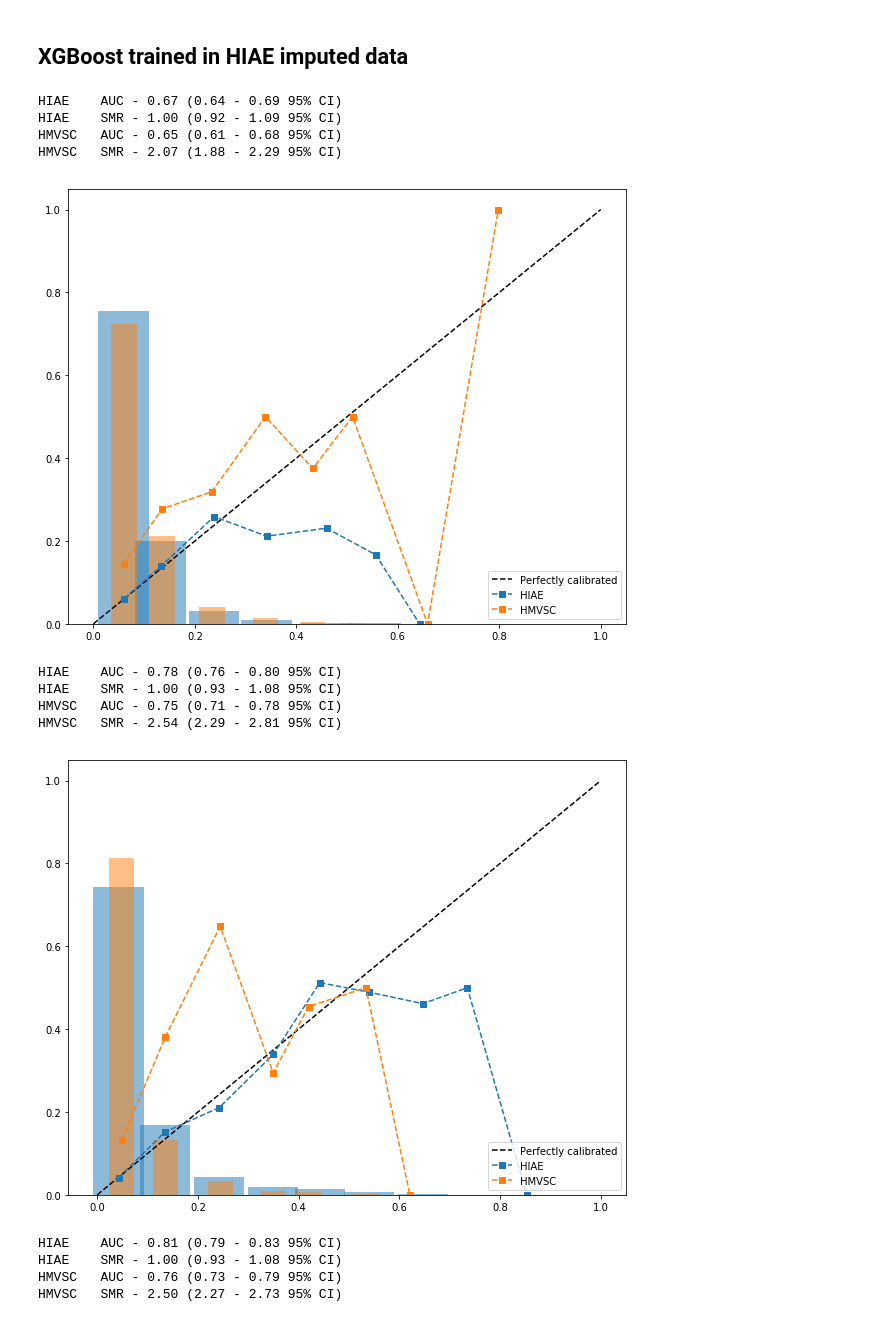
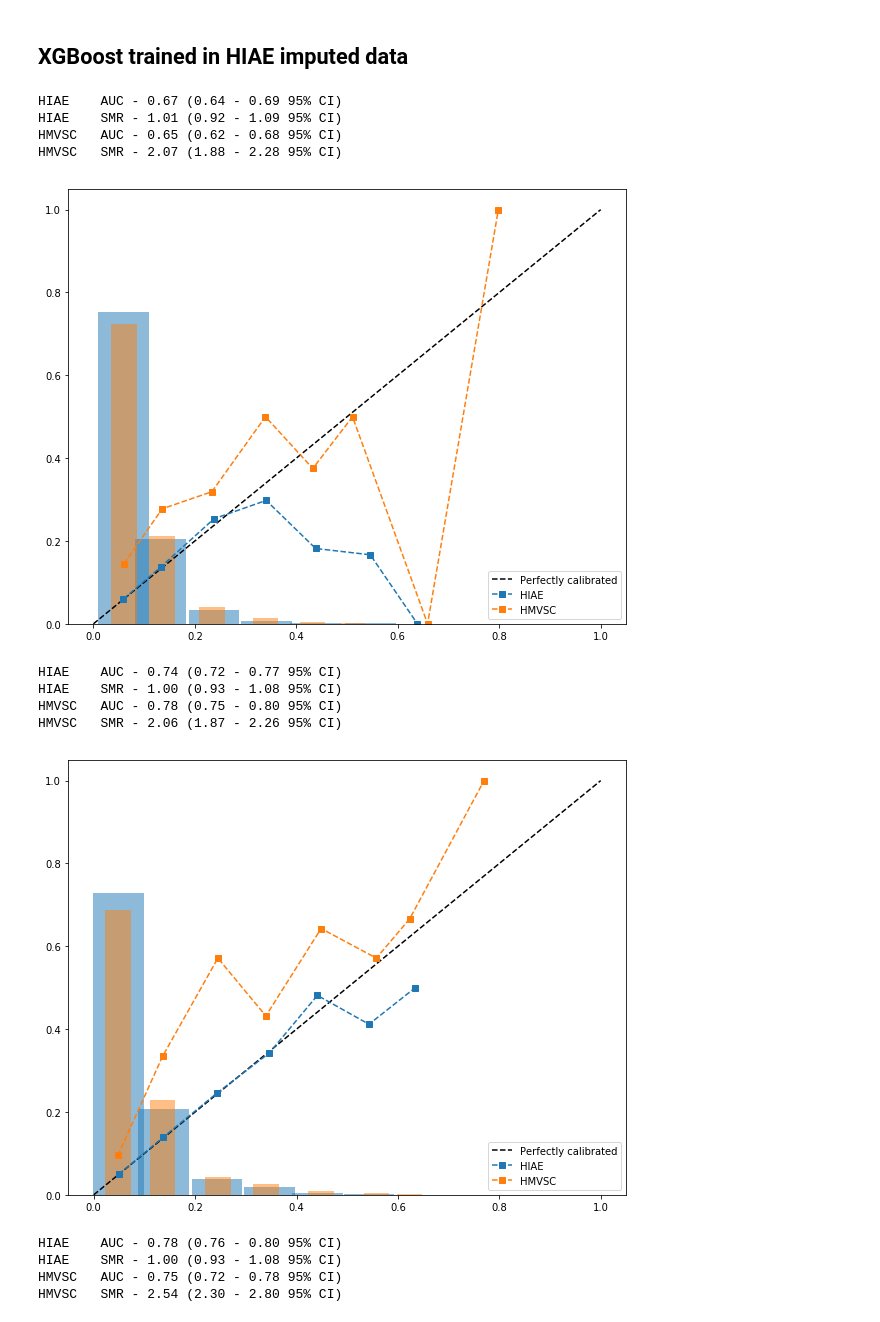
Before and after one commit to deliberato/mortality_prediction, a Jupyter notebook: analysis.ipynb, the cells around one changed output. Cells and saved outputs as stored; diff of their text form; code cells hidden in the pictures.

```diff
--- a/analysis.ipynb
+++ b/analysis.ipynb
@@ -81,9 +89,9 @@ hmvsc['glasgow'] = hmvsc['lowest_glasgow_coma_scale1h'].apply(group_gcs)
 group_adm_src(hiae)
 group_adm_src(hmvsc)
 # %%
-class CustomImputer:
+class Imputer:
     """
-    Impute mode for each categorical column and pre-defined normal values otherwise.
+    Imputes mode for each categorical column and pre-defined normal values otherwise.
     """
     def __init__(self, normal, c_cols):
         self.normal = normal
@@ -195,7 +203,7 @@ def plot_calib_curve(y_true, y_pred, ax = None, n_bins = 10, with_histogram=Fals
     smr_ci = ci(smr_score, y_true, y_pred)
 
     # calculate AUROC
-    auc = roc_auc_score(y_true, y_pred)
+    auc_value = roc_auc_score(y_true, y_pred)
     auc_ci = ci(roc_auc_score, y_true, y_pred)
 
     # add AUROC to legend
@@ -214,7 +222,6 @@ def plot_calib_curve(y_true, y_pred, ax = None, n_bins = 10, with_histogram=Fals
             observed[i] = np.sum(y_true[idx])
             N[i] = np.sum(idx)
 
-
     # calibration curve
     p = ax.plot(expected/N, observed/N, **kwargs)
 
@@ -223,5 +230,5 @@ def plot_calib_curve(y_true, y_pred, ax = None, n_bins = 10, with_histogram=Fals
         c = p[0].get_color()
         ax.bar(expected/N, N/np.sum(N), width=width, alpha=0.5, facecolor=c)
 
-    print(kwargs['label'] + "\tAUC - {:0.2f} ({:0.2f} - {:0.2f} 95% CI)".format(auc, auc_ci[0], auc_ci[1]))
+    print(kwargs['label'] + "\tAUC - {:0.2f} ({:0.2f} - {:0.2f} 95% CI)".format(auc_value, auc_ci[0], auc_ci[1]))
     print(kwargs['label'] + "\tSMR - {:0.2f} ({:0.2f} - {:0.2f} 95% CI)".format(smr, smr_ci[0], smr_ci[1]))
@@ -372,10 +453,21 @@ HMVSC   SMR - 1.94 (1.77 - 2.10 95% CI)
 ## XGBoost trained in HIAE data
 # %%
 '''Run the model on each of the four blocks'''
-for block in range(1,5):
+for block in range(1,6):
     # prepare data
-    X_hiae, y_hiae, X_hmvsc, y_hmvsc, pipe = prep_data_and_pipeline(
+    X_hiae, y_hiae, X_hmvsc, y_hmvsc, _, c_cols, _, c_vals = prep_data(
         hiae.copy(), hmvsc.copy(), columns2block(block), target, model='xgb')
+
+    # Model
+    xbst = XGBClassifier(n_estimators=100, max_depth=2)
+
+    # Create pipeline
+    pipe = Pipeline([
+        ("transformer", ColumnTransformer([
+            ("oenc", OrdinalEncoder(c_vals), c_cols),
+        ], remainder="passthrough")),
+        ("model", xbst)
+    ])
 
     #== train model on hiae
     model = pipe.fit(X_hiae, y_hiae)
@@ -386,8 +478,7 @@ for block in range(1,5):
 
     # also get cross-validation performance on hiae
     y_true_hiae = np.array(y_hiae)
-    y_pred_hiae = cross_val_predict(model, X_hiae, y_hiae, cv=5, method='predict_proba')[:,1]
-
+    y_pred_hiae = cross_val_predict(pipe, X_hiae, y_hiae, cv=10, method='predict_proba')[:,1]
 
     # plot performance
     plt.figure(figsize=[10,8])
@@ -427,49 +523,59 @@ HMVSC   SMR - 2.18 (1.98 - 2.37 95% CI)
 ## XGBoost trained in HIAE imputed data
 # %%
 '''Run the model on each of the four blocks'''
-for block in range(1,5):
+for block in range(1,6):
     # prepare data
-    X_hiae, y_hiae, X_hmvsc, y_hmvsc, pipe = prep_data_and_pipeline(
+    X_hiae, y_hiae, X_hmvsc, y_hmvsc, filtered_normal, c_cols, _, c_vals = prep_data(
         hiae.copy(), hmvsc.copy(), columns2block(block), target, model='xgbi')
 
+    # Model
+    xgbi = XGBClassifier(n_estimators=100, max_depth=2)
+
+    # Create pipeline
+    pipe = Pipeline([
+        ("imputer", Imputer(filtered_normal, c_cols)),
+        ("transformer", ColumnTransformer([
+            ("oenc", OrdinalEncoder(c_vals), c_cols)
+        ], remainder="passthrough")),
+        ("model", xgbi)
+    ])
 
     #== train model on hiae
     model = pipe.fit(X_hiae, y_hiae)
 
     #== make predictions
     y_true_hmvsc = np.array(y_hmvsc)
     y_pred_hmvsc = model.predict_proba(X_hmvsc)[:,1]
 
     # also get cross-validation performance on hiae
     y_true_hiae = np.array(y_hiae)
-    y_pred_hiae = cross_val_predict(model, X_hiae, y_hiae, cv=5, method='predict_proba')[:,1]
-
+    y_pred_hiae = cross_val_predict(pipe, X_hiae, y_hiae, cv=10, method='predict_proba')[:,1]
 
     # plot performance
     plt.figure(figsize=[10,8])
     ax = plt.gca()
     ax.plot([0,1],[0,1], linestyle='--', color='k', label="Perfectly calibrated")
     plot_calib_curve(y_true_hiae, y_pred_hiae, ax=ax,
                      with_histogram=True, width=0.1,
                      marker="s", linestyle='--', label="HIAE")
     plot_calib_curve(y_true_hmvsc, y_pred_hmvsc, ax=ax,
                      with_histogram=True, width=0.05,
                      marker="s", linestyle='--', label="HMVSC")
 
     plt.legend(loc='lower right')
     plt.show()
 # %% [output]
 HIAE    AUC - 0.67 (0.64 - 0.69 95% CI)
-HIAE    SMR - 1.00 (0.92 - 1.09 95% CI)
-HMVSC   AUC - 0.65 (0.61 - 0.68 95% CI)
-HMVSC   SMR - 2.07 (1.88 - 2.29 95% CI)
+HIAE    SMR - 1.01 (0.92 - 1.09 95% CI)
+HMVSC   AUC - 0.65 (0.62 - 0.68 95% CI)
+HMVSC   SMR - 2.07 (1.88 - 2.28 95% CI)
-[figure, old version]
+[figure, new version]
-HIAE    AUC - 0.78 (0.76 - 0.80 95% CI)
+HIAE    AUC - 0.74 (0.72 - 0.77 95% CI)
 HIAE    SMR - 1.00 (0.93 - 1.08 95% CI)
-HMVSC   AUC - 0.75 (0.71 - 0.78 95% CI)
-HMVSC   SMR - 2.54 (2.29 - 2.81 95% CI)
+HMVSC   AUC - 0.78 (0.75 - 0.80 95% CI)
+HMVSC   SMR - 2.06 (1.87 - 2.26 95% CI)
-[figure, old version]
+[figure, new version]
-HIAE    AUC - 0.81 (0.79 - 0.83 95% CI)
+HIAE    AUC - 0.78 (0.76 - 0.80 95% CI)
 HIAE    SMR - 1.00 (0.93 - 1.08 95% CI)
-HMVSC   AUC - 0.76 (0.73 - 0.79 95% CI)
-HMVSC   SMR - 2.50 (2.27 - 2.73 95% CI)
+HMVSC   AUC - 0.75 (0.72 - 0.78 95% CI)
+HMVSC   SMR - 2.54 (2.30 - 2.80 95% CI)
```
Also changed, not shown: parts of 56 cells of this notebook.
